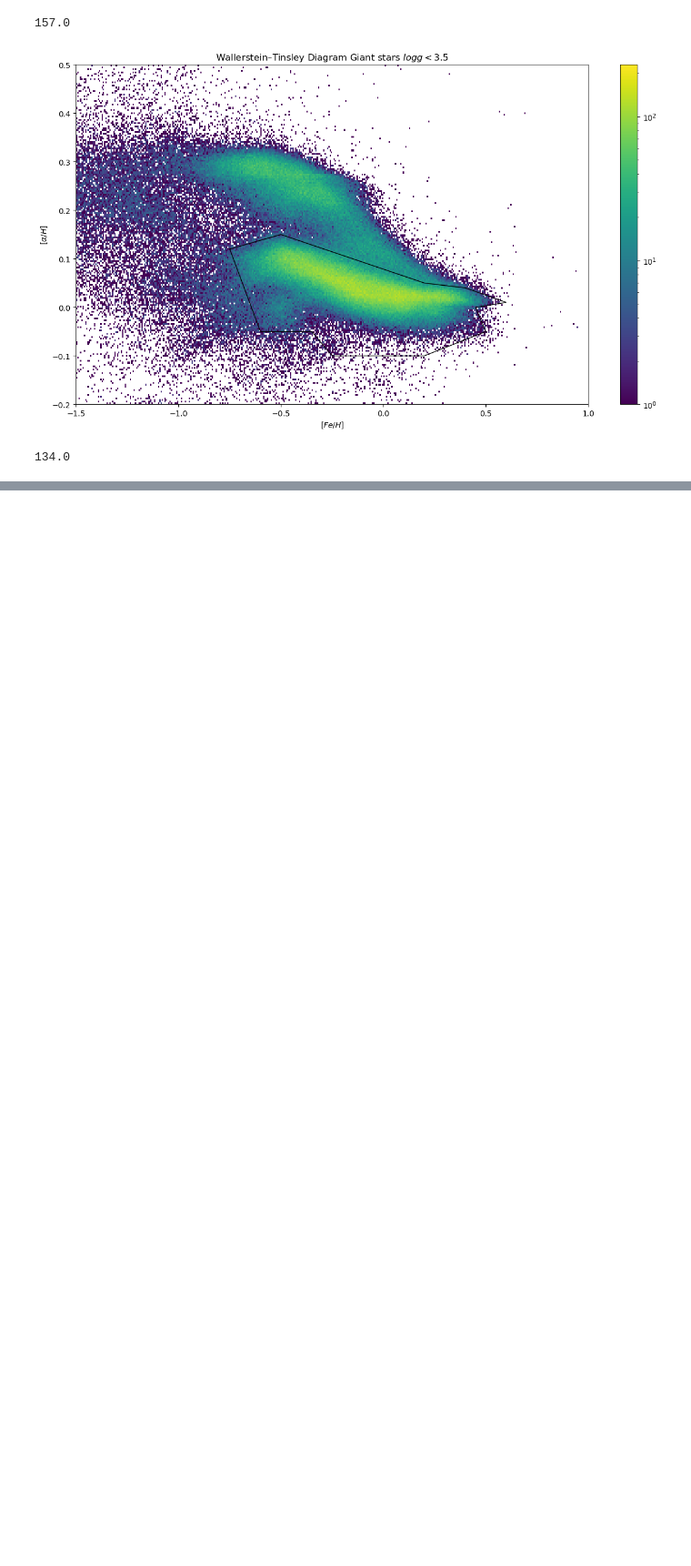
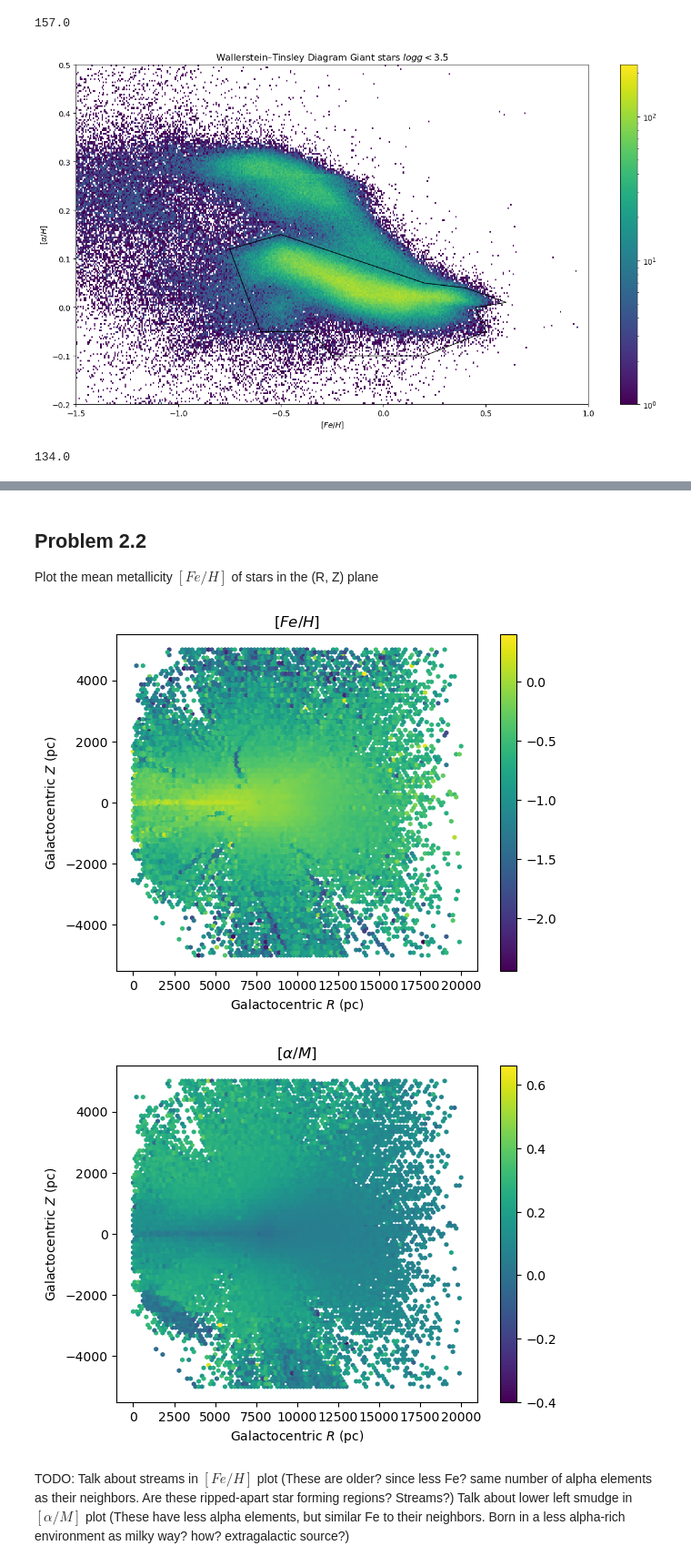
Before and after one commit to mtauraso/astro511, a Jupyter notebook: Homework3.ipynb, the cells around one changed output, grey strips where cells are left out. Shown at 91% size. Cells and saved outputs as stored; diff of their text form; code cells hidden in the pictures; blank space fills up the shorter version.

Commit message:
Most of the way through problem 2 on hw3

```diff
--- a/Homework3.ipynb
+++ b/Homework3.ipynb
@@ -142,0 +250,29 @@ h.max()
+# %% [markdown]
+## Problem 2.2
+Plot the mean metallicity $[Fe/H]$ of stars in the (R, Z) plane
+# %%
+r_coords = np.sqrt(xyz_coords.x.value**2 + xyz_coords.y.value**2)
+
+def plot_metalicity(data, xyz_coords, r_coords, plotmask):
+    masked_z_coords = np.ma.masked_array(xyz_coords.z.value, mask=plotmask)
+    masked_r_coords = np.ma.masked_array(r_coords, mask=plotmask)
+    masked_data = np.ma.masked_array(data, mask=plotmask)
+
+    plt.xlabel("Galactocentric $R$ (pc)")
+    plt.ylabel("Galactocentric $Z$ (pc)")
+
+    plt.hexbin(masked_r_coords, masked_z_coords, C = masked_data, reduce_C_function=np.mean, extent=(0,20000,-5000, 5000))
+    plt.colorbar()
+    plt.show()
+
+plt.title("$[Fe/H]$")
+plot_metalicity(data['FE_H'], xyz_coords, r_coords, plotmask=mask)
+
+plt.title("$[\\alpha/M]$")
+plot_metalicity(data['ALPHA_M'], xyz_coords, r_coords, plotmask=mask)
+# %% [output]
+[figure, added]
+[figure, added]
+# %% [markdown]
+TODO: Talk about streams in $[Fe/H]$ plot (These are older? since less Fe? same number of alpha elements as their neighbors. Are these ripped-apart star forming regions? Streams?)
+Talk about lower left smudge in $[\alpha/M]$ plot (These have less alpha elements, but similar Fe to their neighbors. Born in a less alpha-rich environment as milky way? how? extragalactic source?)
```
Also changed, not shown: parts of 9 cells of this notebook, 1 other file.
